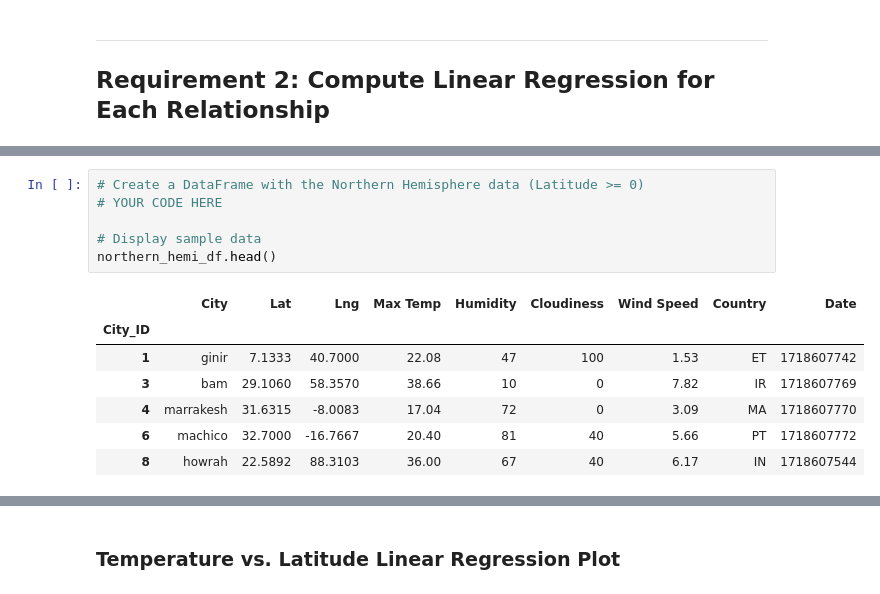
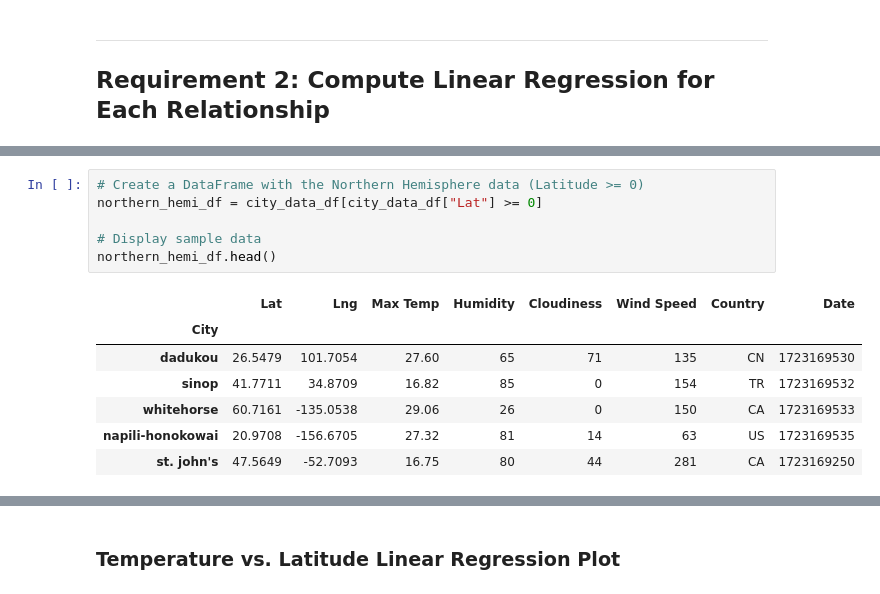
Before and after one commit to Adolph24/python-api-challenge, a Jupyter notebook: starter_code/WeatherPy.ipynb, the cells around one changed output, grey strips where cells are left out. Cells and saved outputs as stored; diff of their text form.

```diff
--- a/starter_code/WeatherPy.ipynb
+++ b/starter_code/WeatherPy.ipynb
@@ -456,16 +400,16 @@ plt.show()
 # %%
 # Create a DataFrame with the Northern Hemisphere data (Latitude >= 0)
-# YOUR CODE HERE
+northern_hemi_df = city_data_df[city_data_df["Lat"] >= 0]
 
 # Display sample data
 northern_hemi_df.head()
 # %% [output]
-|  | City | Lat | Lng | Max Temp | Humidity | Cloudiness | Wind Speed | Country | Date |
-| City_ID |  |  |  |  |  |  |  |  |  |
-| 1 | ginir | 7.1333 | 40.7000 | 22.08 | 47 | 100 | 1.53 | ET | 1718607742 |
-| 3 | bam | 29.1060 | 58.3570 | 38.66 | 10 | 0 | 7.82 | IR | 1718607769 |
-| 4 | marrakesh | 31.6315 | -8.0083 | 17.04 | 72 | 0 | 3.09 | MA | 1718607770 |
-| 6 | machico | 32.7000 | -16.7667 | 20.40 | 81 | 40 | 5.66 | PT | 1718607772 |
-| 8 | howrah | 22.5892 | 88.3103 | 36.00 | 67 | 40 | 6.17 | IN | 1718607544 |
+|  | Lat | Lng | Max Temp | Humidity | Cloudiness | Wind Speed | Country | Date |
+| City |  |  |  |  |  |  |  |  |
+| dadukou | 26.5479 | 101.7054 | 27.60 | 65 | 71 | 135 | CN | 1723169530 |
+| sinop | 41.7711 | 34.8709 | 16.82 | 85 | 0 | 154 | TR | 1723169532 |
+| whitehorse | 60.7161 | -135.0538 | 29.06 | 26 | 0 | 150 | CA | 1723169533 |
+| napili-honokowai | 20.9708 | -156.6705 | 27.32 | 81 | 14 | 63 | US | 1723169535 |
+| st. john's | 47.5649 | -52.7093 | 16.75 | 80 | 44 | 281 | CA | 1723169250 |
 # %%
 # Create a DataFrame with the Southern Hemisphere data (Latitude < 0)
```
Also changed, not shown: parts of 34 cells of this notebook.
